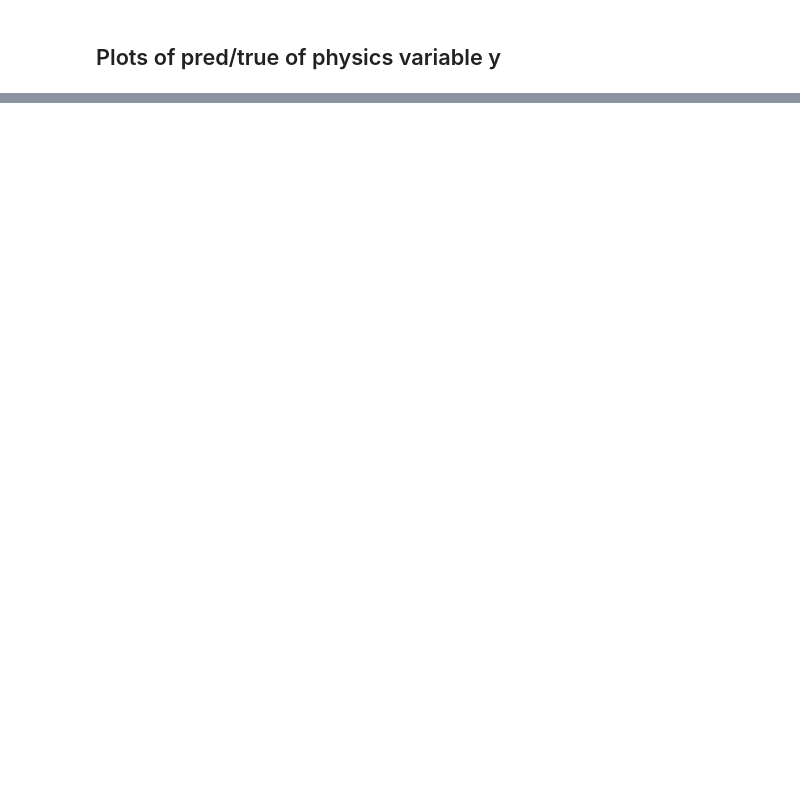
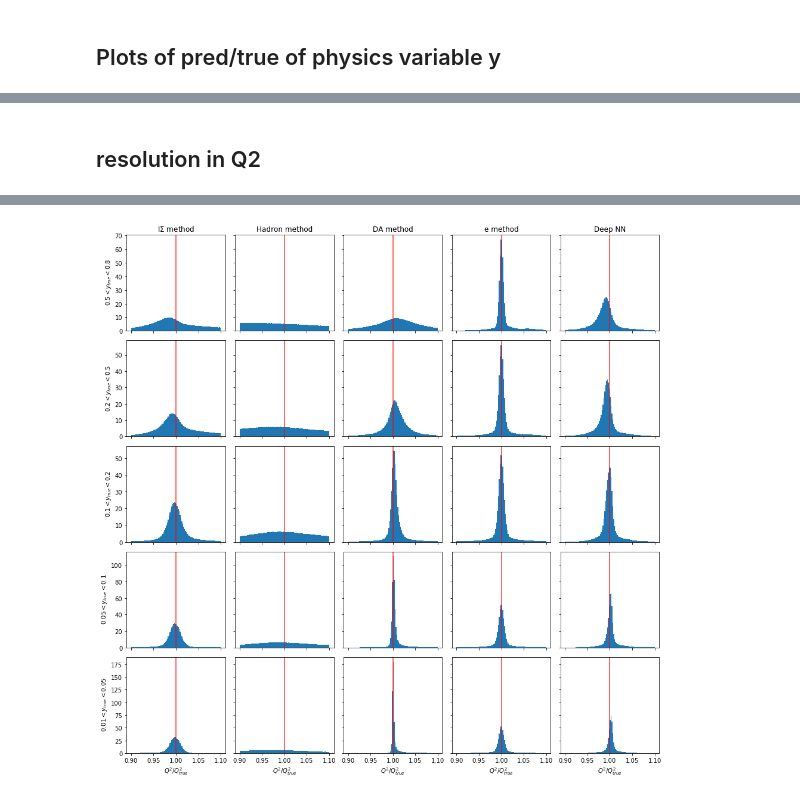
Before and after one commit to owen234/DIS-reco, a Jupyter notebook: NN_athena_rapgap_rec_inputs_train_test.ipynb, the cells around one changed output, grey strips where cells are left out. Saved outputs shown, nothing was run; the diff lists cells and outputs as text; code cells hidden in the pictures; blank space fills up the shorter version.

```diff
--- a/NN_athena_rapgap_rec_inputs_train_test.ipynb
+++ b/NN_athena_rapgap_rec_inputs_train_test.ipynb
@@ -836,0 +928,64 @@ plt.show()
+# %% [markdown]
+## resolution in Q2
+# %%
+fig,ax = plt.subplots(5,5,figsize=(16,16),sharey='row',sharex=True)
+
+methods_to_use = [5, 4, 3, 0]
+
+nn_output_index = 1
+
+xmin = 0.90
+xmax = 1.10
+
+#xmin = 0.5
+#xmax = 1.5
+
+y_cut = [
+    'from_tlv_gen_y>0.50 and from_tlv_gen_y<0.80',
+    'from_tlv_gen_y>0.20 and from_tlv_gen_y<0.50',
+    'from_tlv_gen_y>0.10 and from_tlv_gen_y<0.20',
+    'from_tlv_gen_y>0.05 and from_tlv_gen_y<0.10',
+    'from_tlv_gen_y>0.01 and from_tlv_gen_y<0.05',
+]
+
+for i in range(4):
+    mi = methods_to_use[i]
+    for yi in range( len(y_cut) ):
+        print( '  %2d, %2d, %2d : %s' % (yi, i, mi, y_cut[yi]))
+        ax[yi][i].hist( pandas_df.query(y_cut[yi])['obs_Q2[%d]' % mi ]/pandas_df.query(y_cut[yi])['from_tlv_gen_Q2'],
+                       density=True, bins=100, range=(xmin, xmax))
+
+ax[0][4].hist(pred_vals[:,nn_output_index][(GY_test > 0.5)*(GY_test < 0.8)]/true_vals[:,nn_output_index][(GY_test > 0.5)*(GY_test < 0.8)], density=True,bins=100,range=(xmin,xmax))
+ax[1][4].hist(pred_vals[:,nn_output_index][(GY_test > 0.2)*(GY_test < 0.5)]/true_vals[:,nn_output_index][(GY_test > 0.2)*(GY_test < 0.5)], density=True,bins=100,range=(xmin,xmax))
+ax[2][4].hist(pred_vals[:,nn_output_index][(GY_test > 0.1)*(GY_test < 0.2)]/true_vals[:,nn_output_index][(GY_test > 0.1)*(GY_test < 0.2)], density=True,bins=100,range=(xmin,xmax))
+ax[3][4].hist(pred_vals[:,nn_output_index][(GY_test > 0.05)*(GY_test < 0.1)]/true_vals[:,nn_output_index][(GY_test > 0.05)*(GY_test < 0.1)], density=True,bins=100,range=(xmin,xmax))
+ax[4][4].hist(pred_vals[:,nn_output_index][(GY_test > 0.01)*(GY_test < 0.05)]/true_vals[:,nn_output_index][(GY_test > 0.01)*(GY_test < 0.05)], density=True,bins=100,range=(xmin,xmax))
+
+
+
+
+
+ax[0][0].set_title('I$\Sigma$ method')
+ax[0][1].set_title('Hadron method')
+ax[0][2].set_title('DA method')
+ax[0][3].set_title('e method')
+ax[0][4].set_title('Deep NN')
+
+ax[0][0].set_ylabel(' $0.5<y_{true}<0.8$')
+ax[1][0].set_ylabel(' $0.2<y_{true}<0.5$')
+ax[2][0].set_ylabel(' $0.1<y_{true}<0.2$')
+ax[3][0].set_ylabel(' $0.05<y_{true}<0.1$')
+ax[4][0].set_ylabel(' $0.01<y_{true}<0.05$')
+
+ax[4][0].set_xlabel('$Q^2/Q^2_{true}$')
+ax[4][1].set_xlabel('$Q^2/Q^2_{true}$')
+ax[4][2].set_xlabel('$Q^2/Q^2_{true}$')
+ax[4][3].set_xlabel('$Q^2/Q^2_{true}$')
+ax[4][4].set_xlabel('$Q^2/Q^2_{true}$')
+
+for i in range(5):
+    for j in range(5):
+        ax[i][j].axvline(1.0,color='red',lw=2,alpha=0.6)
+
+plt.subplots_adjust(wspace=0.1, hspace=0.1)
+# %% [output]
@@ -836,0 +1012 @@ plt.show()
+[figure, added]
```
Also changed, not shown: parts of 9 cells of this notebook.
